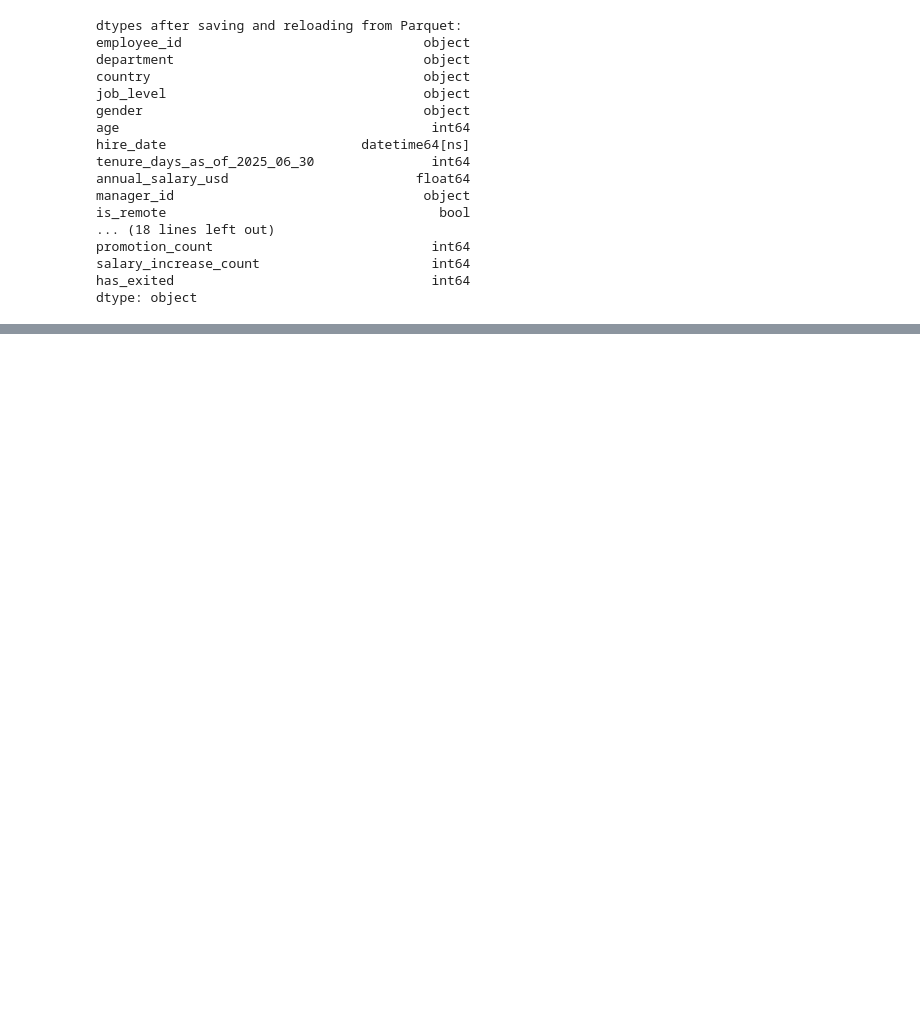
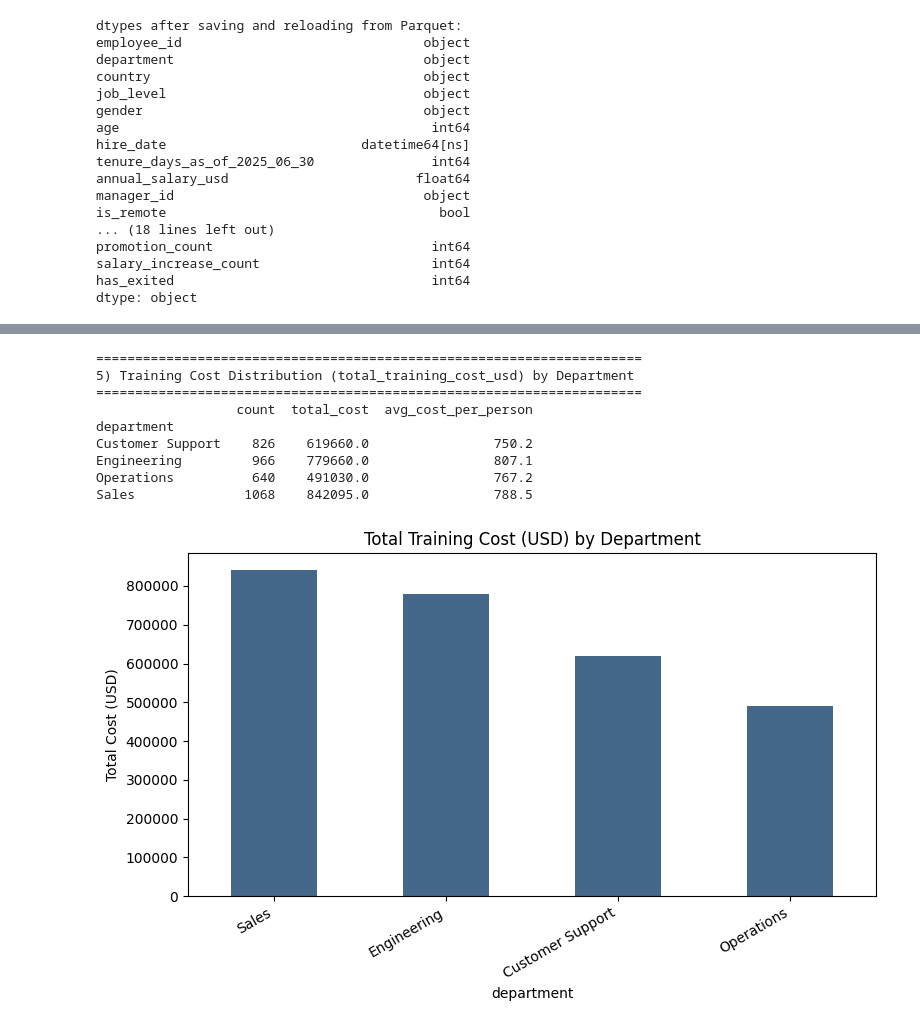
Before and after one commit to Sara-xv/Meridian-Group, a Jupyter notebook: EDA.ipynb, the cells around one changed output, grey strips where cells are left out. Saved outputs shown, nothing was run; the diff lists cells and outputs as text; code cells hidden in the pictures; blank space fills up the shorter version.

```diff
--- a/EDA.ipynb
+++ b/EDA.ipynb
@@ -31,0 +187,30 @@ OptionError: "No such keys(s): 'display.column'"
+# %%
+print("=" * 70)
+print("5) Training Cost Distribution (total_training_cost_usd) by Department")
+print("=" * 70)
+
+cost_by_dept = data.groupby("department")["total_training_cost_usd"].agg(
+    ["count", "sum", "mean"]
+).rename(columns={"sum": "total_cost", "mean": "avg_cost_per_person"})
+cost_by_dept["total_cost"] = cost_by_dept["total_cost"].round(0)
+cost_by_dept["avg_cost_per_person"] = cost_by_dept["avg_cost_per_person"].round(1)
+print(cost_by_dept)
+print()
+
+fig, ax = plt.subplots(figsize=(8, 5))
+cost_by_dept["total_cost"].sort_values(ascending=False).plot(kind="bar", ax=ax, color="#456789")
+ax.set_title("Total Training Cost (USD) by Department")
+ax.set_ylabel("Total Cost (USD)")
+plt.xticks(rotation=30, ha="right")
+plt.tight_layout()
+# %% [output]
+======================================================================
+5) Training Cost Distribution (total_training_cost_usd) by Department
+======================================================================
+                  count  total_cost  avg_cost_per_person
+department
+Customer Support    826    619660.0                750.2
+Engineering         966    779660.0                807.1
+Operations          640    491030.0                767.2
+Sales              1068    842095.0                788.5
+[figure, added]
```
Also changed, not shown: parts of 12 cells of this notebook, 1 other file.
